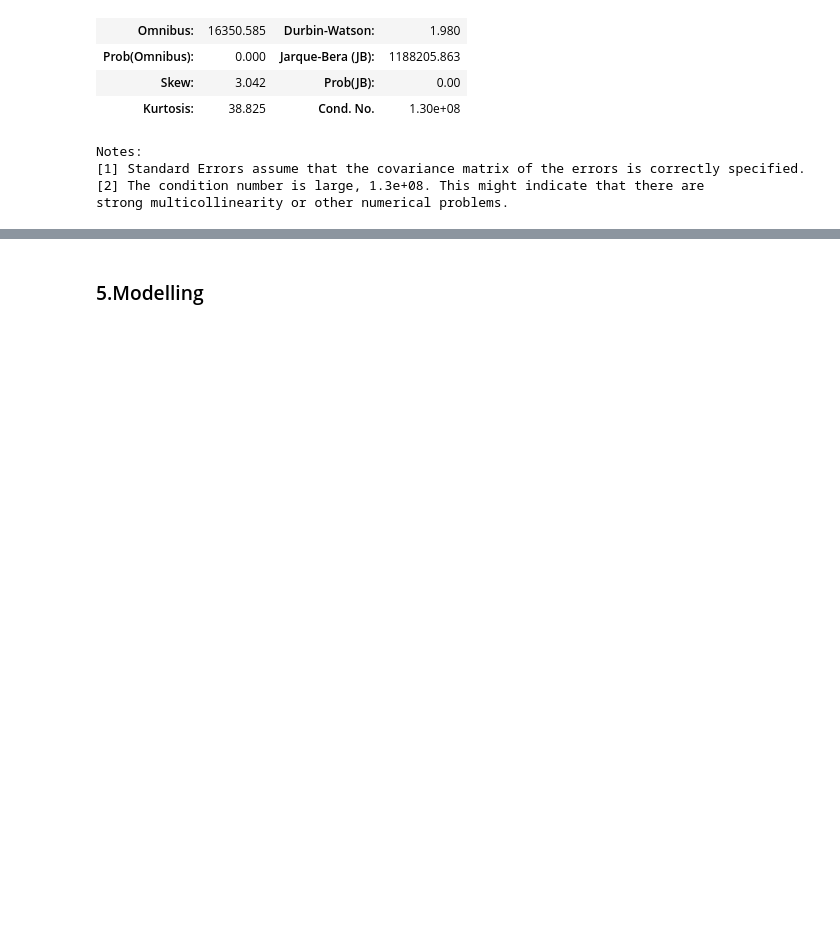
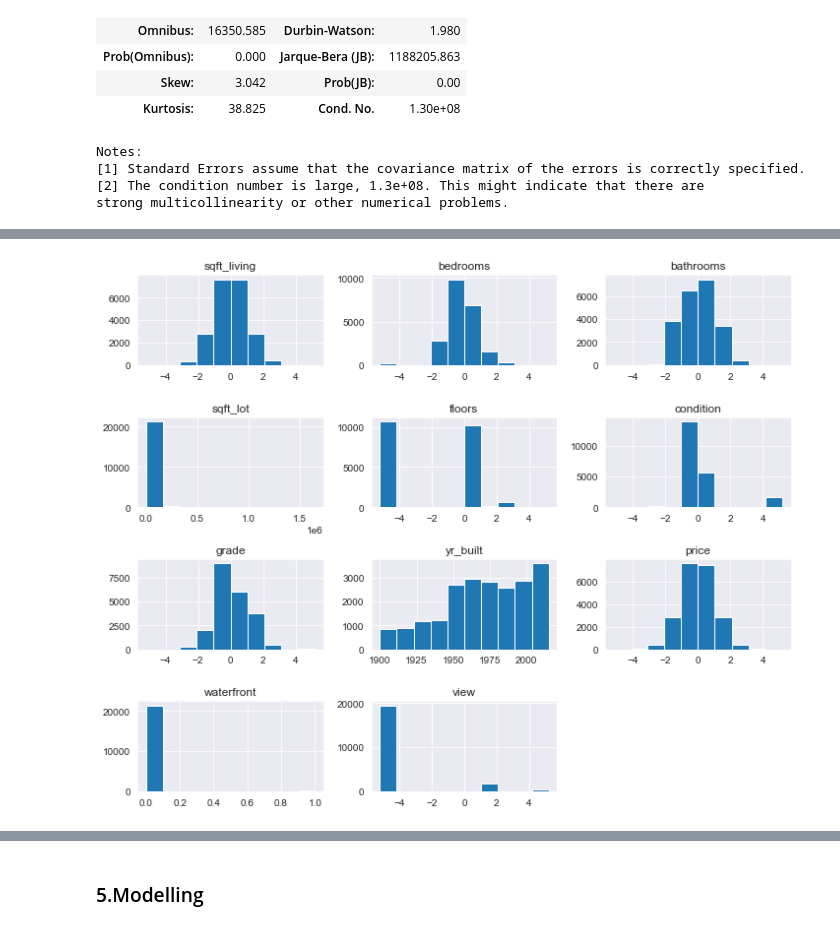
Before and after one commit to oscar066/Modelling_House_Sales, a Jupyter notebook: index.ipynb, the cells around one changed output, grey strips where cells are left out. Drawn from its saved outputs; the diff is of its cells as text; code cells hidden in the pictures; blank space fills up the shorter version.

```diff
--- a/index.ipynb
+++ b/index.ipynb
@@ -842,0 +844,16 @@ plt.tight_layout();
+# %%
+from sklearn.preprocessing import QuantileTransformer
+qt = QuantileTransformer(output_distribution='normal')
+df['sqft_living'] = qt.fit_transform(df[['sqft_living']])
+df['bathrooms'] = qt.fit_transform(df[['bathrooms']])
+df['bedrooms'] = qt.fit_transform(df[['bedrooms']])
+df['grade'] = qt.fit_transform(df[['grade']])
+df['condition'] = qt.fit_transform(df[['condition']])
+df['view'] = qt.fit_transform(df[['view']])
+df['price'] = qt.fit_transform(df[['price']])
+df['floors'] = qt.fit_transform(df[['floors']])
+# %%
+df[['sqft_living','bedrooms','bathrooms','sqft_lot','floors','condition','grade','yr_built', 'price','waterfront','view']].hist(figsize=(10,8))
+plt.tight_layout();
+# %% [output]
+[figure, added]
```
Also changed, not shown: parts of 10 cells of this notebook.
